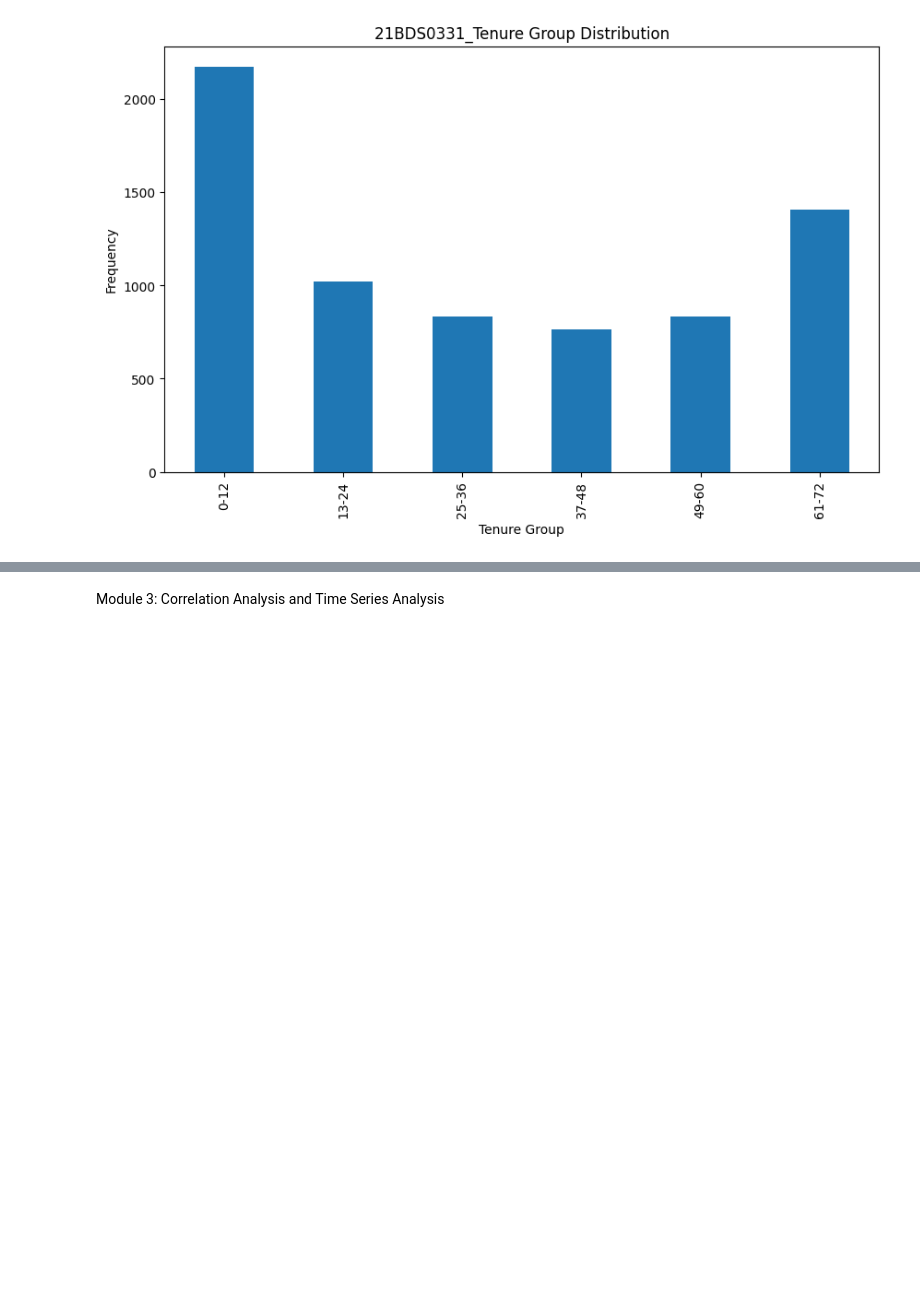
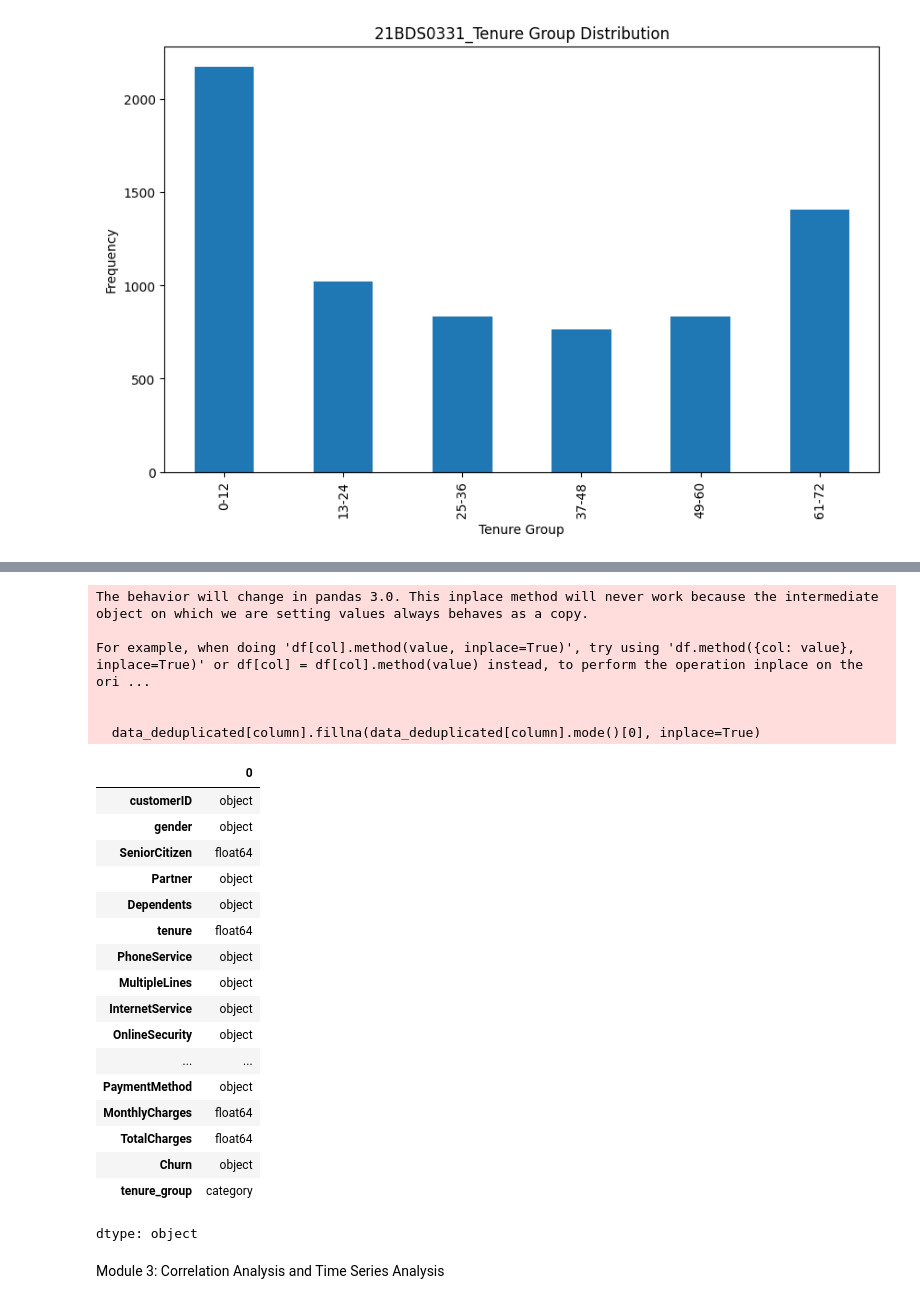
Before and after one commit to RashelGarg/Exploratory-Data-Analysis, a Jupyter notebook: EDA_Th_DA.ipynb, the cells around one changed output, grey strips where cells are left out. Cells and saved outputs as stored; diff of their text form; code cells hidden in the pictures; blank space fills up the shorter version.

```diff
--- a/EDA_Th_DA.ipynb
+++ b/EDA_Th_DA.ipynb
@@ -56,3 +56,43 @@ For example, when doing 'df[col].method(value, inplace=True)', try using 'df.met
 
   df['TotalCharges'].fillna(df['TotalCharges'].median(), inplace=True)
 [figure]
+# %%
+# View basic structure and summary
+print(df.info())
+print(df.describe())
+
+#Performing data deduplication
+
+df.duplicated()
+
+# Now, we can drop these duplicates using the drop_duplicates() method:
+print(df.shape)
+df1 = df.drop_duplicates()
+print(df1)
+print("Shape Of Data Set After Dropping Duplicates:")
+print(df1.shape)
+
+
+
+# Check for duplicates
+duplicates = df.duplicated().sum()
+
+# Drop duplicate rows
+data_deduplicated = df.drop_duplicates()
+print(f"Number of duplicates removed: {duplicates}")
+
+# Checking for missing data
+missing_data = data_deduplicated.isnull().sum()
+print(missing_data)
+# Fill missing numerical data with mean
+data_deduplicated.fillna(data_deduplicated.mean(numeric_only=True), inplace=True)
+print(data_deduplicated)
+# Fill missing categorical data with mode
+for column in data_deduplicated.select_dtypes(include=['object']).columns:
+    data_deduplicated[column].fillna(data_deduplicated[column].mode()[0], inplace=True)
+
+# Check missing data after filling
+data_deduplicated.isnull().sum()
+
+df.dtypes
+# %% [output]
@@ -59,3 +116,27 @@ For example, when doing 'df[col].method(value, inplace=True)', try using 'df.met
+The behavior will change in pandas 3.0. This inplace method will never work because the intermediate object on which we are setting values always behaves as a copy.
+
+For example, when doing 'df[col].method(value, inplace=True)', try using 'df.method({col: value}, inplace=True)' or df[col] = df[col].method(value) instead, to perform the operation inplace on the ori ...
+
+
+  data_deduplicated[column].fillna(data_deduplicated[column].mode()[0], inplace=True)
+|  | 0 |
+| customerID | object |
+| gender | object |
+| SeniorCitizen | float64 |
+| Partner | object |
+| Dependents | object |
+| tenure | float64 |
+| PhoneService | object |
+| MultipleLines | object |
+| InternetService | object |
+| OnlineSecurity | object |
+| ... | ... |
+| PaymentMethod | object |
+| MonthlyCharges | float64 |
+| TotalCharges | float64 |
+| Churn | object |
+| tenure_group | category |
+dtype: object
 # %% [markdown]
 Module 3: Correlation Analysis and Time Series Analysis
 # %%
```
Also changed, not shown: parts of 8 cells of this notebook.
